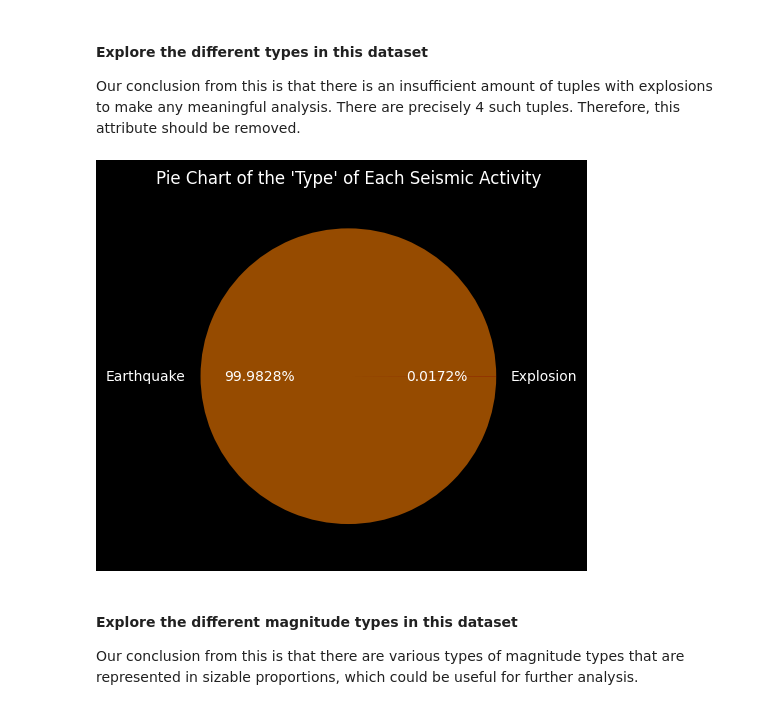
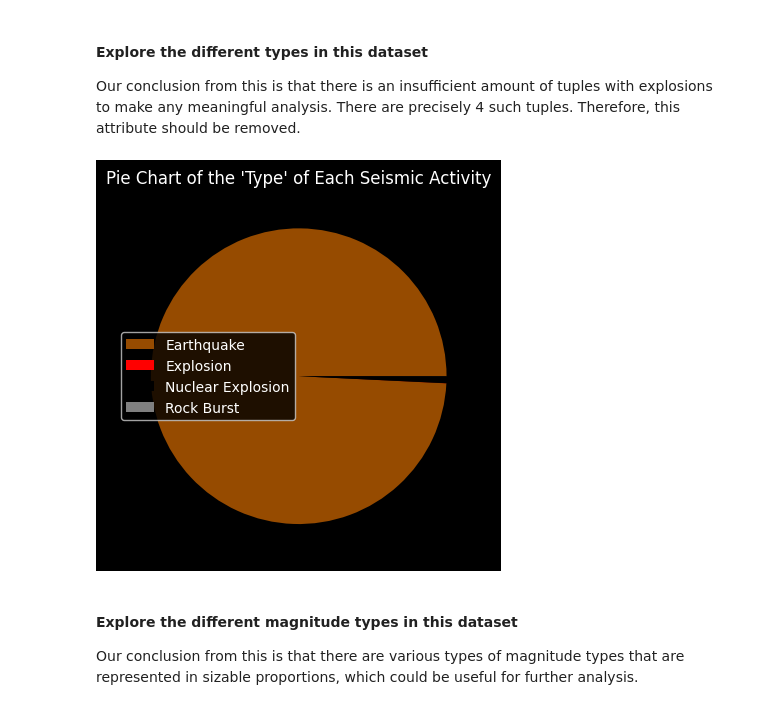
Before and after one commit to Tofudog/CS470-Final-Project, a Jupyter notebook: src/main.ipynb, the cells around one changed output. Saved outputs shown, nothing was run; the diff lists cells and outputs as text; code cells hidden in the pictures.

```diff
--- a/src/main.ipynb
+++ b/src/main.ipynb
@@ -84,22 +66,21 @@ Our conclusion from this is that there is an insufficient amount of tuples with
 # %%
 types = list(np.unique(raw_df["Type"].values))
 type_frequencies = [0 for _ in range(len(types))]
 type_hash = dict()
 
 for i, tp in enumerate(types):
     type_hash[tp] = i
 
 for tp in raw_df["Type"].values:
     type_frequencies[type_hash[tp]] += 1
 
 plt.title("Pie Chart of the 'Type' of Each Seismic Activity")
 plt.pie(type_frequencies,
-        labels=types,
-        autopct='%1.4f%%',
-        colors=['#964B00', 'red'])
+        colors=['#964B00', 'red', "black", "gray"])
+plt.legend(labels=types)
 plt.show()
 # %% [output]
-[figure, old version]
+[figure, new version]
 # %% [markdown]
 #### Explore the different magnitude types in this dataset
 
```
Also changed, not shown: parts of 7 cells of this notebook.
